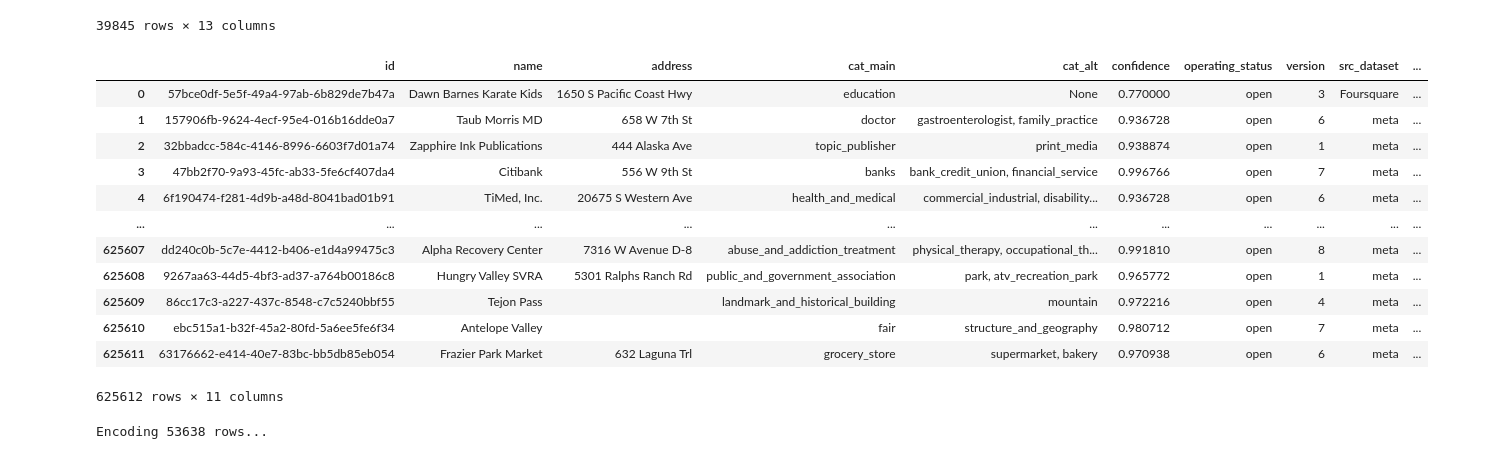
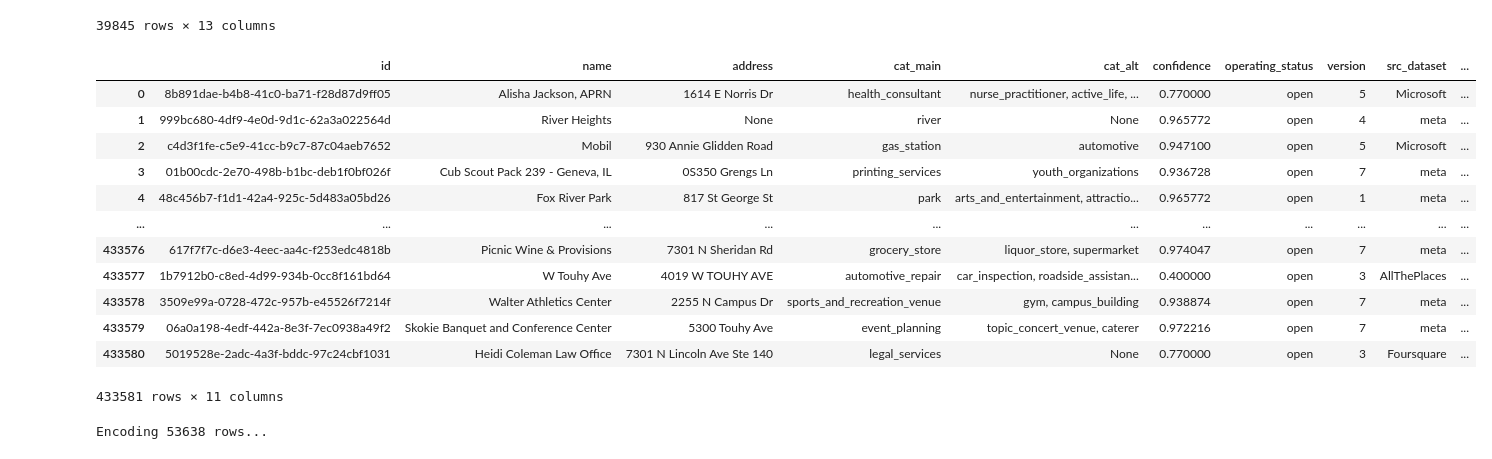
Before and after one commit to HOUPU1993/POI-study, a Jupyter notebook: POI_study.ipynb, the cells around one changed output. Saved outputs shown, nothing was run; the diff lists cells and outputs as text; code cells hidden in the pictures.

```diff
--- a/POI_study.ipynb
+++ b/POI_study.ipynb
@@ -3780,44 +3791,44 @@ def extract_address(x):
     if isinstance(data, list) and len(data) > 0:
         return data[0].get('freeform')
     return None
 
 def extract_sources(x):
     data = safe_json_load(x)
     if isinstance(data, list) and len(data) > 0:
         first = data[0]
         return first.get('dataset'), first.get('record_id'), first.get('update_time')
     return None, None, None
 
 
-ny_ove = pd.read_csv('/Users/houpuli/Redlining Lab Dropbox/HOUPU LI/POI research/LA MSA/la_ove.csv')
+ny_ove = pd.read_csv('/Users/houpuli/Redlining Lab Dropbox/HOUPU LI/POI research/Chicago_MSA/chicago_ove.csv')
 
 ny_ove[['cat_main', 'cat_alt']] = ny_ove['categories'].apply(
     lambda x: pd.Series(extract_categories(x))
 )
 
 ny_ove['name'] = ny_ove['names'].apply(extract_name)
 ny_ove['address'] = ny_ove['addresses'].apply(extract_address)
 ny_ove[['src_dataset', 'src_record_id', 'src_update_time']] = ny_ove['sources'].apply(lambda x: pd.Series(extract_sources(x)))
 
 
 ny_ove['WKB'] = ny_ove['geometry'].apply(lambda x: x[2:])
 geometry = gpd.GeoSeries.from_wkb(ny_ove['WKB'], crs=4326)
 
 ny_ove = gpd.GeoDataFrame(ny_ove, geometry=geometry)
 ny_ove = ny_ove[['id','name','address','cat_main','cat_alt','confidence','operating_status','version','src_dataset','src_update_time','geometry']]
 ny_ove
 # %% [output]
 |  | id | name | address | cat_main | cat_alt | confidence | operating_status | version | src_dataset | ... |
-| 0 | 57bce0df-5e5f-49a4-97ab-6b829de7b47a | Dawn Barnes Karate Kids | 1650 S Pacific Coast Hwy | education | None | 0.770000 | open | 3 | Foursquare | ... |
-| 1 | 157906fb-9624-4ecf-95e4-016b16dde0a7 | Taub Morris MD | 658 W 7th St | doctor | gastroenterologist, family_practice | 0.936728 | open | 6 | meta | ... |
-| 2 | 32bbadcc-584c-4146-8996-6603f7d01a74 | Zapphire Ink Publications | 444 Alaska Ave | topic_publisher | print_media | 0.938874 | open | 1 | meta | ... |
-| 3 | 47bb2f70-9a93-45fc-ab33-5fe6cf407da4 | Citibank | 556 W 9th St | banks | bank_credit_union, financial_service | 0.996766 | open | 7 | meta | ... |
-| 4 | 6f190474-f281-4d9b-a48d-8041bad01b91 | TiMed, Inc. | 20675 S Western Ave | health_and_medical | commercial_industrial, disability... | 0.936728 | open | 6 | meta | ... |
+| 0 | 8b891dae-b4b8-41c0-ba71-f28d87d9ff05 | Alisha Jackson, APRN | 1614 E Norris Dr | health_consultant | nurse_practitioner, active_life, ... | 0.770000 | open | 5 | Microsoft | ... |
+| 1 | 999bc680-4df9-4e0d-9d1c-62a3a022564d | River Heights | None | river | None | 0.965772 | open | 4 | meta | ... |
+| 2 | c4d3f1fe-c5e9-41cc-b9c7-87c04aeb7652 | Mobil | 930 Annie Glidden Road | gas_station | automotive | 0.947100 | open | 5 | Microsoft | ... |
+| 3 | 01b00cdc-2e70-498b-b1bc-deb1f0bf026f | Cub Scout Pack 239 - Geneva, IL | 0S350 Grengs Ln | printing_services | youth_organizations | 0.936728 | open | 7 | meta | ... |
+| 4 | 48c456b7-f1d1-42a4-925c-5d483a05bd26 | Fox River Park | 817 St George St | park | arts_and_entertainment, attractio... | 0.965772 | open | 1 | meta | ... |
 | ... | ... | ... | ... | ... | ... | ... | ... | ... | ... | ... |
-| 625607 | dd240c0b-5c7e-4412-b406-e1d4a99475c3 | Alpha Recovery Center | 7316 W Avenue D-8 | abuse_and_addiction_treatment | physical_therapy, occupational_th... | 0.991810 | open | 8 | meta | ... |
-| 625608 | 9267aa63-44d5-4bf3-ad37-a764b00186c8 | Hungry Valley SVRA | 5301 Ralphs Ranch Rd | public_and_government_association | park, atv_recreation_park | 0.965772 | open | 1 | meta | ... |
-| 625609 | 86cc17c3-a227-437c-8548-c7c5240bbf55 | Tejon Pass |  | landmark_and_historical_building | mountain | 0.972216 | open | 4 | meta | ... |
-| 625610 | ebc515a1-b32f-45a2-80fd-5a6ee5fe6f34 | Antelope Valley |  | fair | structure_and_geography | 0.980712 | open | 7 | meta | ... |
-| 625611 | 63176662-e414-40e7-83bc-bb5db85eb054 | Frazier Park Market | 632 Laguna Trl | grocery_store | supermarket, bakery | 0.970938 | open | 6 | meta | ... |
+| 433576 | 617f7f7c-d6e3-4eec-aa4c-f253edc4818b | Picnic Wine & Provisions | 7301 N Sheridan Rd | grocery_store | liquor_store, supermarket | 0.974047 | open | 7 | meta | ... |
+| 433577 | 1b7912b0-c8ed-4d99-934b-0cc8f161bd64 | W Touhy Ave | 4019 W TOUHY AVE | automotive_repair | car_inspection, roadside_assistan... | 0.400000 | open | 3 | AllThePlaces | ... |
+| 433578 | 3509e99a-0728-472c-957b-e45526f7214f | Walter Athletics Center | 2255 N Campus Dr | sports_and_recreation_venue | gym, campus_building | 0.938874 | open | 7 | meta | ... |
+| 433579 | 06a0a198-4edf-442a-8e3f-7ec0938a49f2 | Skokie Banquet and Conference Center | 5300 Touhy Ave | event_planning | topic_concert_venue, caterer | 0.972216 | open | 7 | meta | ... |
+| 433580 | 5019528e-2adc-4a3f-bddc-97c24cbf1031 | Heidi Coleman Law Office | 7301 N Lincoln Ave Ste 140 | legal_services | None | 0.770000 | open | 3 | Foursquare | ... |
-625612 rows × 11 columns
+433581 rows × 11 columns
 # %%
```
Also changed, not shown: parts of 10 cells of this notebook, 1 other file.
